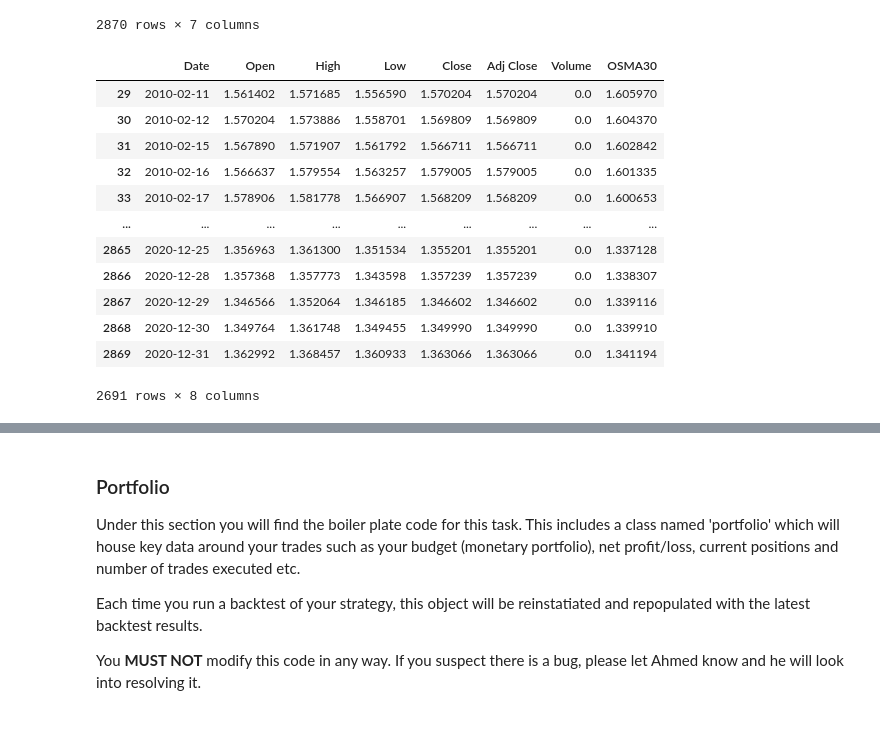
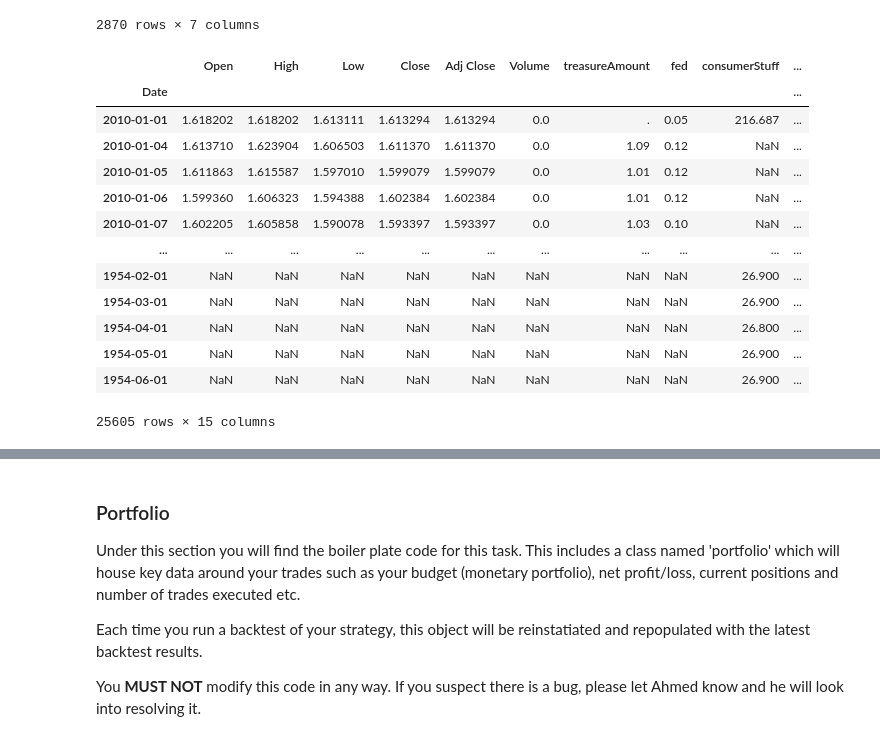
Before and after one commit to abhaynambiar/NEFSTechForex, a Jupyter notebook: ahmedResource/NEFS Algo Project Copy-1.ipynb, the cells around one changed output, grey strips where cells are left out. Cells and saved outputs as stored; diff of their text form; code cells hidden in the pictures.

```diff
--- a/ahmedResource/NEFS Algo Project Copy-1.ipynb
+++ b/ahmedResource/NEFS Algo Project Copy-1.ipynb
@@ -70,0 +80,22 @@ import string
+# %%
+###No Need to Run this Cell
+
+
+# replace YOUR_API_KEY with your actual API key from Alpha Vantage
+api_key_alpha = "96ZPYBUX90A57VB4"
+api_key_FRED = Fred(api_key='755ffdaf8ddade36ae12b4bb96d45bb8')
+
+
+# define the API endpoints for each data type
+treasureChest = f"https://www.alphavantage.co/query?function=TREASURY_YIELD&time_from=20040101T0100&time_to=20200101T0000&interval=daily&maturity=2year&datatype=csv&apikey={api_key_alpha}"
+fedFunds = f"https://www.alphavantage.co/query?function=FEDERAL_FUNDS_RATE&time_from=20040101T0100&time_to=20200101T0000&interval=daily&datatype=csv&apikey={api_key_alpha}"
+cpi = f"https://www.alphavantage.co/query?function=CPI&time_from=20040101T0100&time_to=20200101T0000&interval=monthly&datatype=csv&apikey={api_key_alpha}"
+nonFarm = f"https://www.alphavantage.co/query?function=NONFARM_PAYROLL&time_from=20040101T0100&time_to=20200101T0000&datatype=csv&apikey={api_key_alpha}"
+newsToConvert = f"https://www.alphavantage.co/query?function=NEWS_SENTIMENT&tickers=GBPUSD&topics=economy_fiscal,economy_monetary,economy_macro&time_from=20040101T0100&time_to=20200101T0100&sort=LATEST&apikey={api_key_alpha}"
+
+# retrieve the data from the API endpoints and store in a Pandas DataFrame
+
+
+
+for i in stuff:
+   newStuff.append(requests.get(i))
@@ -88,25 +133,32 @@ complete_gbp_usd_dataset
 | 2868 | 2020-12-30 | 1.349764 | 1.361748 | 1.349455 | 1.349990 | 1.349990 | 0.0 |
 | 2869 | 2020-12-31 | 1.362992 | 1.368457 | 1.360933 | 1.363066 | 1.363066 | 0.0 |
 2870 rows × 7 columns
-# %%
-
-data = pd.DataFrame(complete_gbp_usd_dataset)
-data['OSMA30'] = data['Open'].rolling(30).mean()
-open_prices = data['Open']
-dates = data['Date']
-data.dropna(inplace=True)
-data
-# %% [output]
-|  | Date | Open | High | Low | Close | Adj Close | Volume | OSMA30 |
-| 29 | 2010-02-11 | 1.561402 | 1.571685 | 1.556590 | 1.570204 | 1.570204 | 0.0 | 1.605970 |
-| 30 | 2010-02-12 | 1.570204 | 1.573886 | 1.558701 | 1.569809 | 1.569809 | 0.0 | 1.604370 |
-| 31 | 2010-02-15 | 1.567890 | 1.571907 | 1.561792 | 1.566711 | 1.566711 | 0.0 | 1.602842 |
-| 32 | 2010-02-16 | 1.566637 | 1.579554 | 1.563257 | 1.579005 | 1.579005 | 0.0 | 1.601335 |
-| 33 | 2010-02-17 | 1.578906 | 1.581778 | 1.566907 | 1.568209 | 1.568209 | 0.0 | 1.600653 |
-| ... | ... | ... | ... | ... | ... | ... | ... | ... |
-| 2865 | 2020-12-25 | 1.356963 | 1.361300 | 1.351534 | 1.355201 | 1.355201 | 0.0 | 1.337128 |
-| 2866 | 2020-12-28 | 1.357368 | 1.357773 | 1.343598 | 1.357239 | 1.357239 | 0.0 | 1.338307 |
-| 2867 | 2020-12-29 | 1.346566 | 1.352064 | 1.346185 | 1.346602 | 1.346602 | 0.0 | 1.339116 |
-| 2868 | 2020-12-30 | 1.349764 | 1.361748 | 1.349455 | 1.349990 | 1.349990 | 0.0 | 1.339910 |
-| 2869 | 2020-12-31 | 1.362992 | 1.368457 | 1.360933 | 1.363066 | 1.363066 | 0.0 | 1.341194 |
-2691 rows × 8 columns
+# %%
+allNames = ["treasureChest.csv","fedFunds.csv","cpi.csv","nonFarm.csv","GDP.csv","A939RX0Q048SBEA.csv","CORESTICKM159SFRBATL.csv","TOTALSA.csv","UNRATE.csv"]
+datas = []
+
+data = pd.DataFrame(complete_gbp_usd_dataset)
+prices = pd.DataFrame(complete_gbp_usd_dataset)
+
+for i in allNames:
+    df = pd.read_csv(i)
+    df = df[::-1]
+    data = pd.merge(data,df,on="Date",how="outer")
+
+data = data.set_index("Date")
+data
+# %% [output]
+|  | Open | High | Low | Close | Adj Close | Volume | treasureAmount | fed | consumerStuff | ... |
+| Date |  |  |  |  |  |  |  |  |  | ... |
+| 2010-01-01 | 1.618202 | 1.618202 | 1.613111 | 1.613294 | 1.613294 | 0.0 | . | 0.05 | 216.687 | ... |
+| 2010-01-04 | 1.613710 | 1.623904 | 1.606503 | 1.611370 | 1.611370 | 0.0 | 1.09 | 0.12 | NaN | ... |
+| 2010-01-05 | 1.611863 | 1.615587 | 1.597010 | 1.599079 | 1.599079 | 0.0 | 1.01 | 0.12 | NaN | ... |
+| 2010-01-06 | 1.599360 | 1.606323 | 1.594388 | 1.602384 | 1.602384 | 0.0 | 1.01 | 0.12 | NaN | ... |
+| 2010-01-07 | 1.602205 | 1.605858 | 1.590078 | 1.593397 | 1.593397 | 0.0 | 1.03 | 0.10 | NaN | ... |
+| ... | ... | ... | ... | ... | ... | ... | ... | ... | ... | ... |
+| 1954-02-01 | NaN | NaN | NaN | NaN | NaN | NaN | NaN | NaN | 26.900 | ... |
+| 1954-03-01 | NaN | NaN | NaN | NaN | NaN | NaN | NaN | NaN | 26.900 | ... |
+| 1954-04-01 | NaN | NaN | NaN | NaN | NaN | NaN | NaN | NaN | 26.800 | ... |
+| 1954-05-01 | NaN | NaN | NaN | NaN | NaN | NaN | NaN | NaN | 26.900 | ... |
+| 1954-06-01 | NaN | NaN | NaN | NaN | NaN | NaN | NaN | NaN | 26.900 | ... |
+25605 rows × 15 columns
```
Also changed, not shown: parts of 11 cells of this notebook, 13 other files.
